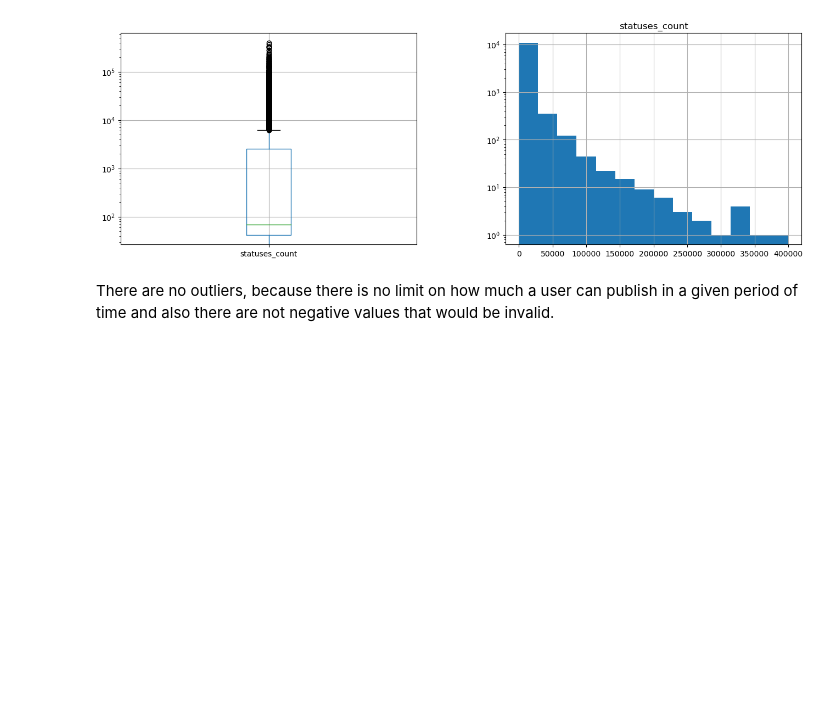
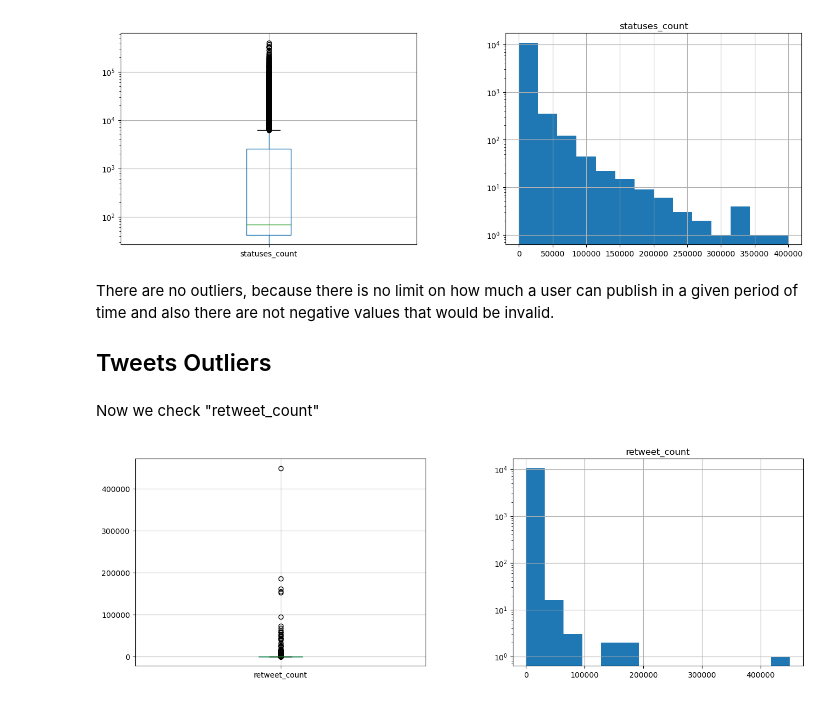
Before and after one commit to alessandrocubic/Unipi-Data-Mining-project-AY-22-23, a Jupyter notebook: data_understanding_sample.ipynb, the cells around one changed output. Drawn from its saved outputs; the diff is of its cells as text; code cells hidden in the pictures; blank space fills up the shorter version.

```diff
--- a/data_understanding_sample.ipynb
+++ b/data_understanding_sample.ipynb
@@ -484,0 +488,6 @@ sn.heatmap(df_tweets_sample.isnull(), cbar=False, xticklabels=True, ax=ax, ytick
+# %%
+joined_df = df_tweets_sample.join(df_users, on='user_id', how='inner', lsuffix='_tweet', rsuffix='_user')
+# %%
+joined_df.num_hashtags = joined_df.num_hashtags.astype('Int64')
+joined_df.num_mentions = joined_df.num_mentions.astype('Int64')
+joined_df.info()
@@ -513,3 +540,5 @@ fig.subplots_adjust(wspace=0.3)
 [figure]
 # %% [markdown]
 There are no outliers, because there is no limit on how much a user can publish in a given period of time and also there are not negative values that would be invalid.
+
+## Tweets Outliers
@@ -515,0 +554,11 @@ There are no outliers, because there is no limit on how much a user can publish
+# %% [markdown]
+Now we check "retweet_count"
+# %%
+fig, (ax1, ax2) = plt.subplots(1, 2, figsize=(16, 5))
+joined_df.boxplot(column="retweet_count", ax=ax1)
+#ax1.set_yscale('log')
+joined_df.hist(column="retweet_count", ax=ax2, stacked=True, bins=mr_bins(joined_df.retweet_count.count()))
+ax2.set_yscale('log')
+fig.subplots_adjust(wspace=0.3)
+# %% [output]
+[figure, added]
```
Also changed, not shown: parts of 17 cells of this notebook.
